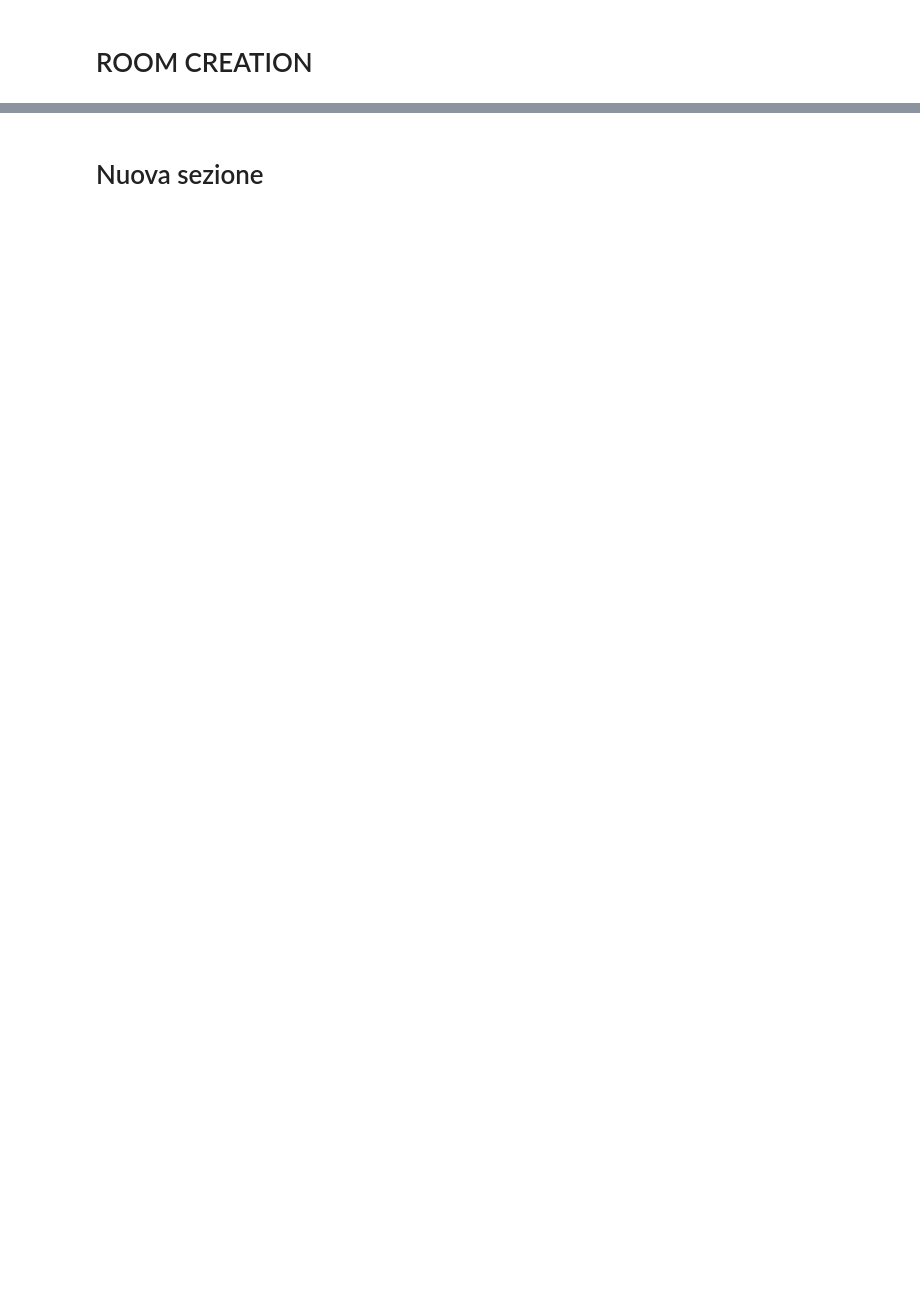
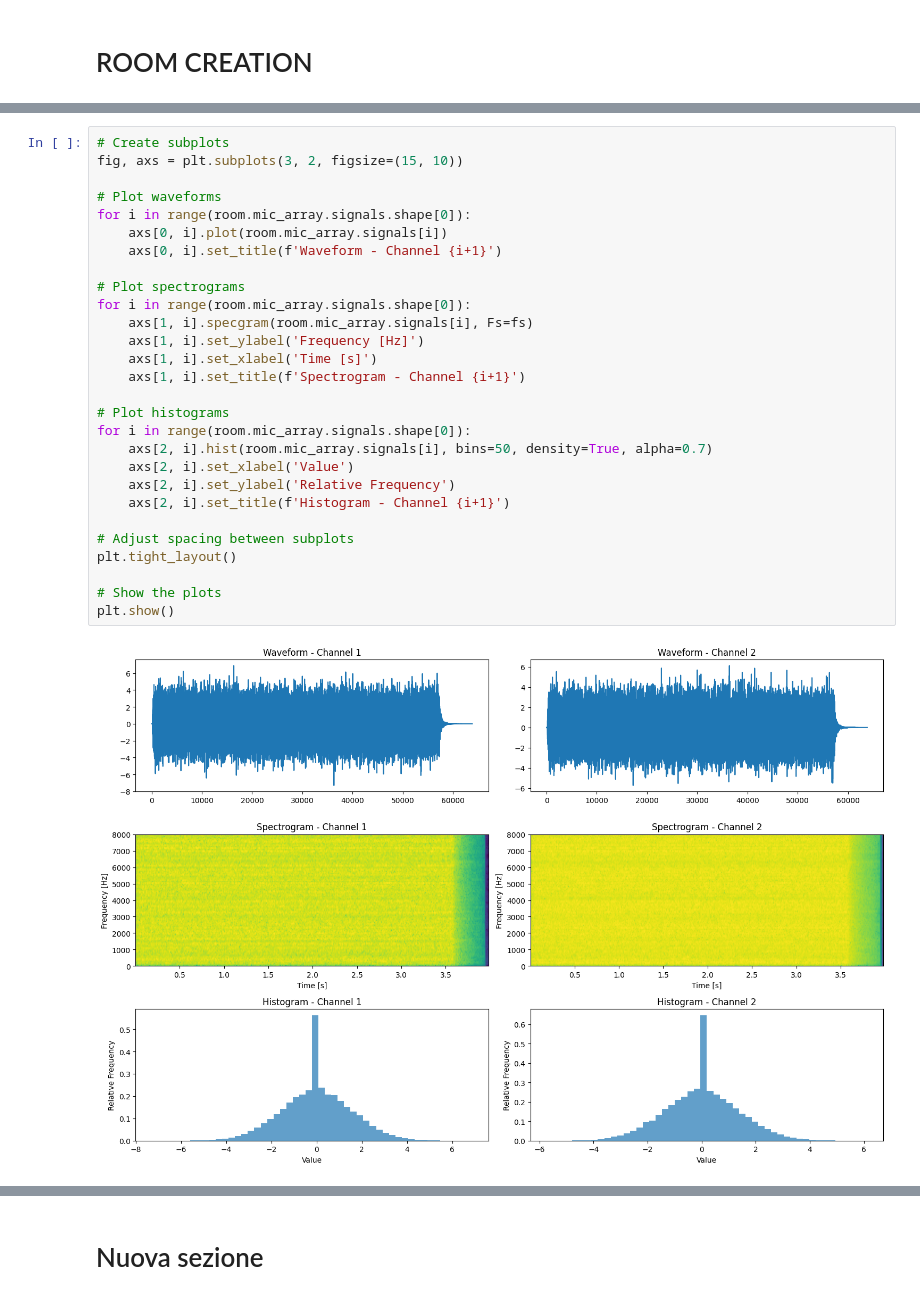
Before and after one commit to gabricarr/FastICA-Information-Theory, a Jupyter notebook: Room_simulation.ipynb, the cells around one changed output, grey strips where cells are left out. Drawn from its saved outputs; the diff is of its cells as text; blank space fills up the shorter version.

```diff
--- a/Room_simulation.ipynb
+++ b/Room_simulation.ipynb
@@ -177,0 +182,30 @@ Simulated propagation to first mic:
+# %%
+# Create subplots
+fig, axs = plt.subplots(3, 2, figsize=(15, 10))
+
+# Plot waveforms
+for i in range(room.mic_array.signals.shape[0]):
+    axs[0, i].plot(room.mic_array.signals[i])
+    axs[0, i].set_title(f'Waveform - Channel {i+1}')
+
+# Plot spectrograms
+for i in range(room.mic_array.signals.shape[0]):
+    axs[1, i].specgram(room.mic_array.signals[i], Fs=fs)
+    axs[1, i].set_ylabel('Frequency [Hz]')
+    axs[1, i].set_xlabel('Time [s]')
+    axs[1, i].set_title(f'Spectrogram - Channel {i+1}')
+
+# Plot histograms
+for i in range(room.mic_array.signals.shape[0]):
+    axs[2, i].hist(room.mic_array.signals[i], bins=50, density=True, alpha=0.7)
+    axs[2, i].set_xlabel('Value')
+    axs[2, i].set_ylabel('Relative Frequency')
+    axs[2, i].set_title(f'Histogram - Channel {i+1}')
+
+# Adjust spacing between subplots
+plt.tight_layout()
+
+# Show the plots
+plt.show()
+# %% [output]
+[figure, added]
```
Also changed, not shown: parts of 14 cells of this notebook.
